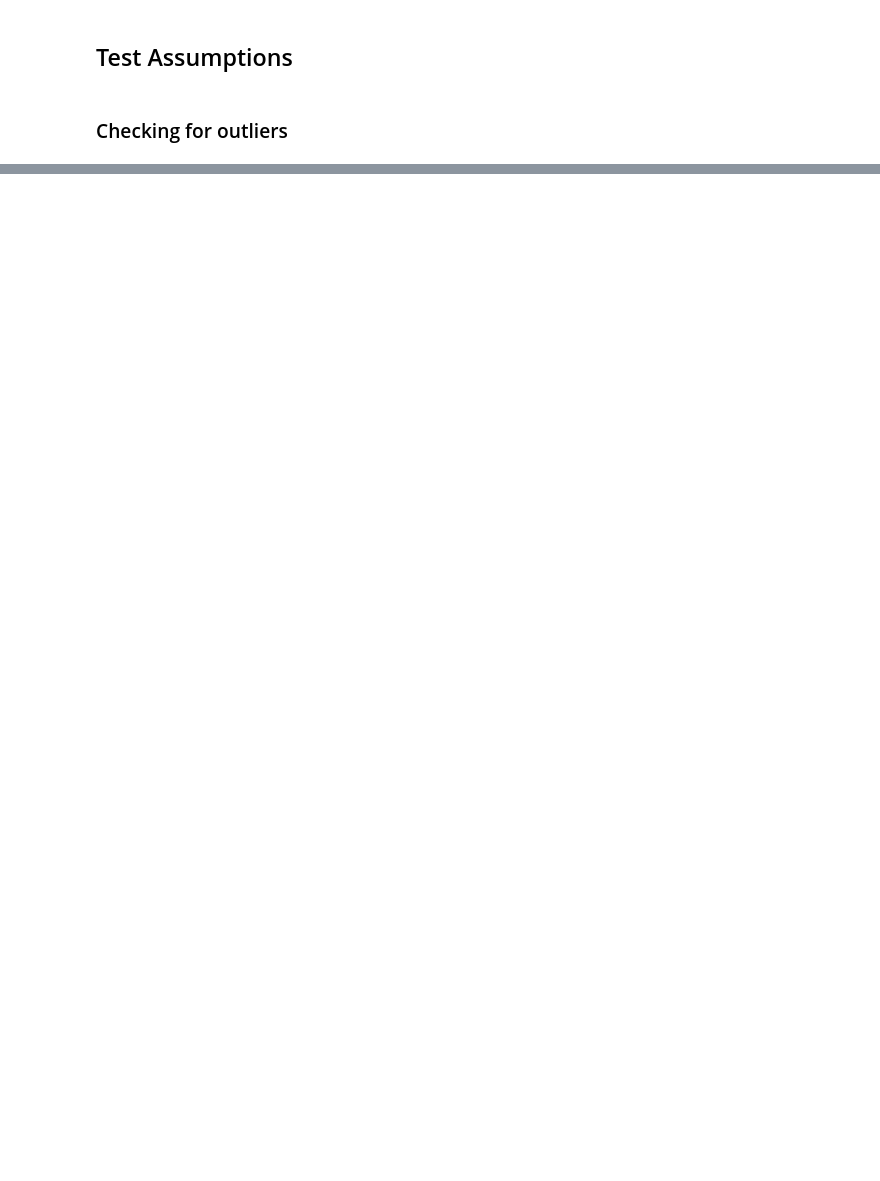
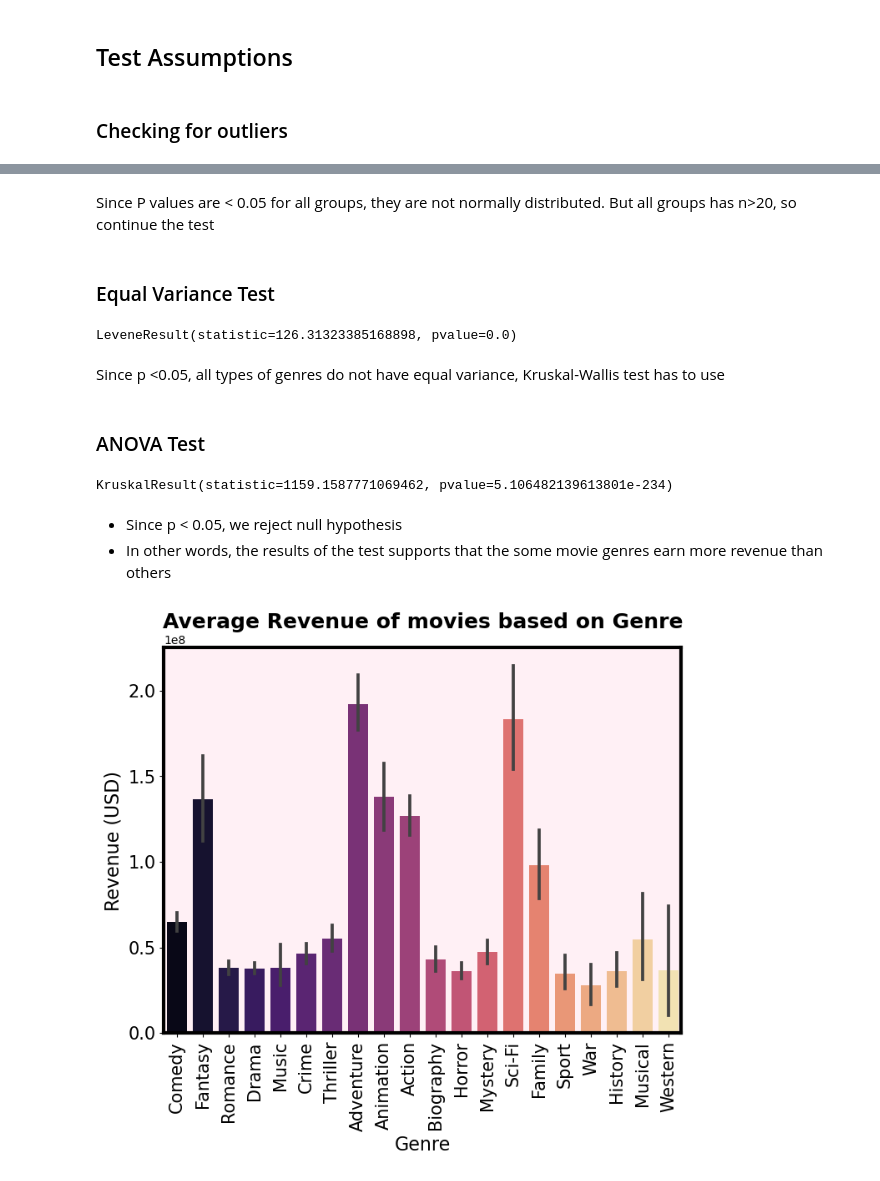
Before and after one commit to sheha919/movie_production_analysis, a Jupyter notebook: part4.ipynb, the cells around one changed output, grey strips where cells are left out. Cells and saved outputs as stored; diff of their text form; code cells hidden in the pictures; blank space fills up the shorter version.

```diff
--- a/part4.ipynb
+++ b/part4.ipynb
@@ -186,0 +317,12 @@ len(groups['G'])
+# %%
+# import data
+q = """
+SELECT genres.genre_name, tmdb_data.revenue
+FROM tmdb_data
+JOIN title_genres ON tmdb_data.imdb_id = title_genres.tconst
+JOIN genres ON title_genres.genre_id = genres.genre_id
+WHERE tmdb_data.revenue > 0;
+"""
+
+df2 = pd.read_sql(q, engine)
+df2.head()
@@ -186,0 +363,3 @@ len(groups['G'])
+# %%
+df2 = df2[df2['genre_name']!='Reality-TV']
+df2['genre_name'].value_counts()
@@ -186,0 +453,34 @@ len(groups['G'])
+# %% [markdown]
+Since P values are < 0.05 for all groups, they are not normally distributed. But all groups has n>20, so continue the test
+# %% [markdown]
+### Equal Variance Test
+# %%
+stats.levene(*groups2.values())
+# %% [output]
+LeveneResult(statistic=126.31323385168898, pvalue=0.0)
+# %% [markdown]
+Since p <0.05, all types of genres do not have equal variance, Kruskal-Wallis test has to use
+# %% [markdown]
+### ANOVA Test
+# %%
+stats.kruskal(*groups2.values())
+# %% [output]
+KruskalResult(statistic=1159.1587771069462, pvalue=5.106482139613801e-234)
+# %% [markdown]
+- Since p < 0.05, we reject null hypothesis
+- In other words, the results of the test supports that the some movie genres earn more revenue than others
+# %%
+fig, ax =plt.subplots(figsize=(8,6), facecolor='w')
+ax.set_facecolor('lavenderblush')
+sns.barplot(data =df2, x = 'genre_name', y= 'revenue',palette = 'magma', ax= ax)
+ax.tick_params(labelsize=15)
+plt.xticks(rotation =90)
+ax.set_xlabel('Genre', fontsize = 16)
+ax.set_ylabel('Revenue (USD)', fontsize =16)
+ax.set_title(f'Average Revenue of movies based on Genre',
+             fontsize = 18, fontweight = 'bold')
+
+for axis in ['top','bottom','left','right']:
+    ax.spines[axis].set_linewidth(3);
+# %% [output]
+[figure, added]
```
Also changed, not shown: parts of 42 cells of this notebook, 2 other files.
